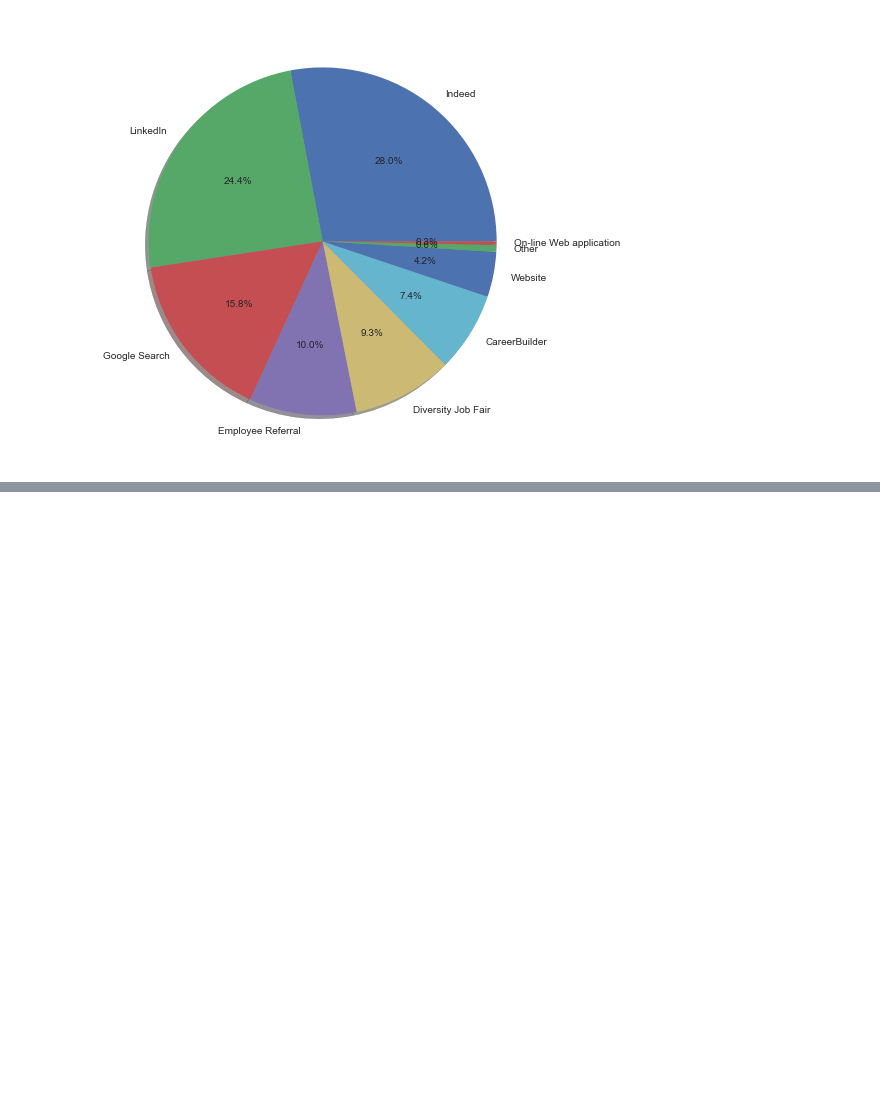
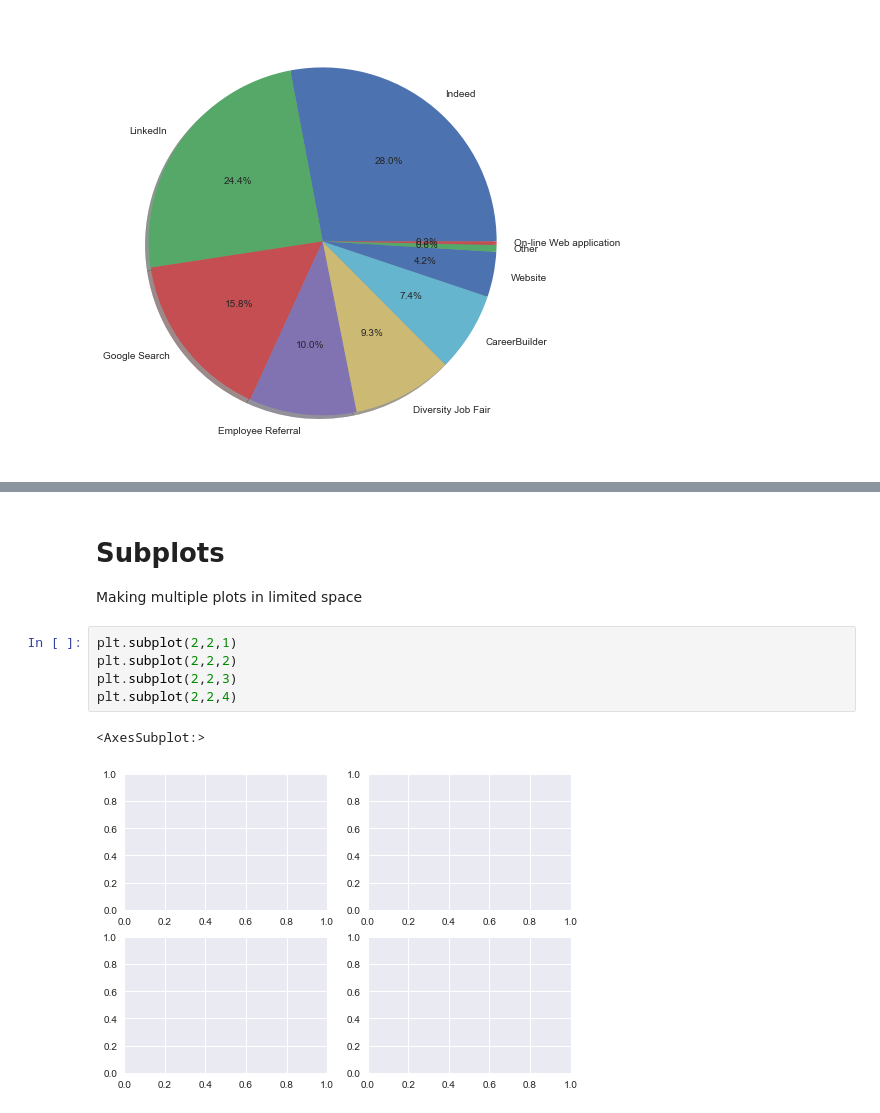
Before and after one commit to anmolk11/Data-visualization, a Jupyter notebook: Untitled.ipynb, the cells around one changed output, grey strips where cells are left out. Saved outputs shown, nothing was run; the diff lists cells and outputs as text; blank space fills up the shorter version.

```diff
--- a/Untitled.ipynb
+++ b/Untitled.ipynb
@@ -254,0 +255,12 @@ plt.show()
+# %% [markdown]
+
+# Subplots
+Making multiple plots in limited space
+# %%
+plt.subplot(2,2,1)
+plt.subplot(2,2,2)
+plt.subplot(2,2,3)
+plt.subplot(2,2,4)
+# %% [output]
+<AxesSubplot:>
+[figure, added]
```
Also changed, not shown: parts of 4 cells of this notebook.
